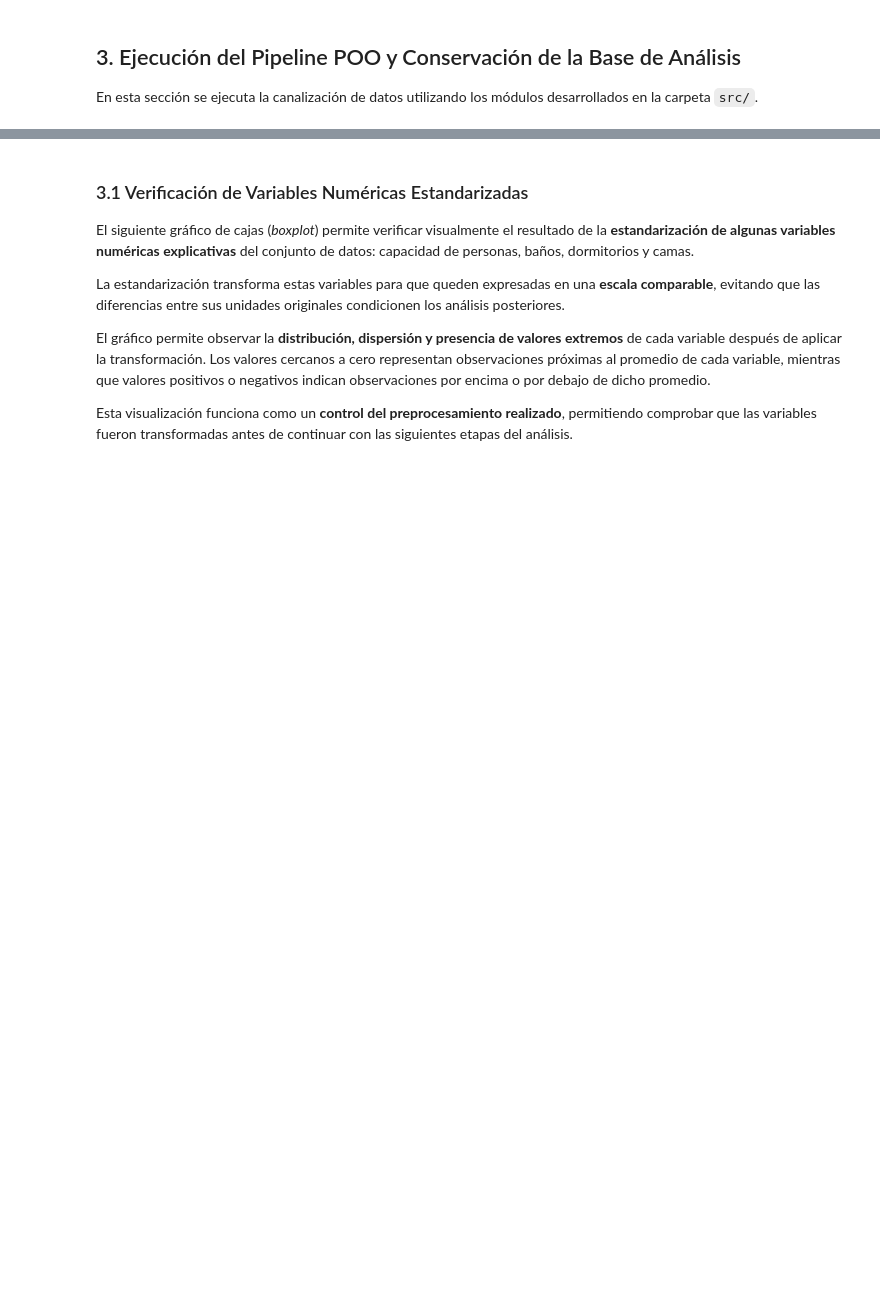
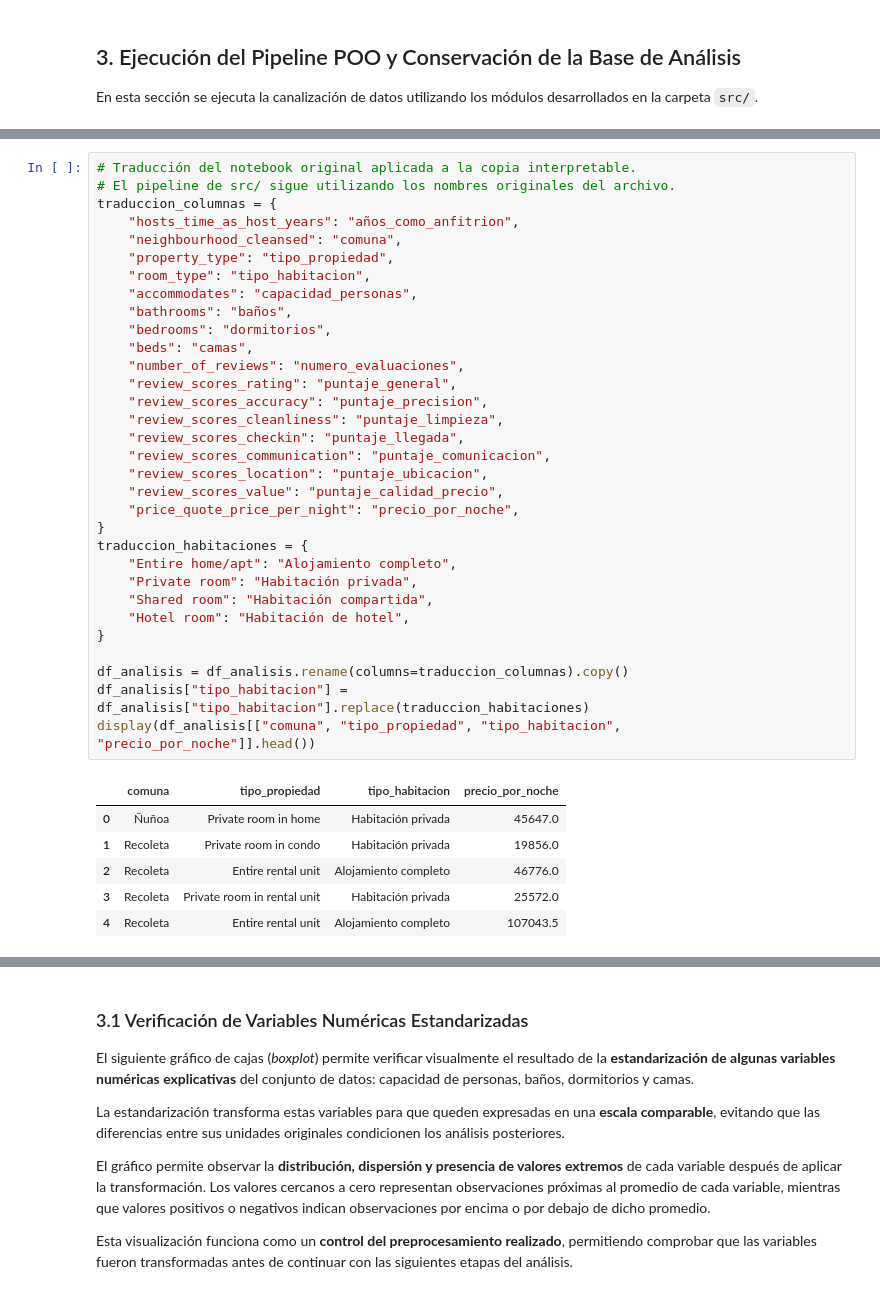
Before and after one commit to Alfredoabraham/proyecto-grupo3-mcdi500, a Jupyter notebook: F3/notebooks/F3_S02_POO_Airbnb_Grupo3_.ipynb, the cells around one changed output, grey strips where cells are left out. Saved outputs shown, nothing was run; the diff lists cells and outputs as text; blank space fills up the shorter version.

Commit message:
fix: reintegración de traducción de variables en interpretación

```diff
--- a/F3/notebooks/F3_S02_POO_Airbnb_Grupo3_.ipynb
+++ b/F3/notebooks/F3_S02_POO_Airbnb_Grupo3_.ipynb
@@ -150,3 +150,42 @@ df_transformado.head()
+# %%
+# Traducción del notebook original aplicada a la copia interpretable.
+# El pipeline de src/ sigue utilizando los nombres originales del archivo.
+traduccion_columnas = {
+    "hosts_time_as_host_years": "años_como_anfitrion",
+    "neighbourhood_cleansed": "comuna",
+    "property_type": "tipo_propiedad",
+    "room_type": "tipo_habitacion",
+    "accommodates": "capacidad_personas",
+    "bathrooms": "baños",
+    "bedrooms": "dormitorios",
+    "beds": "camas",
+    "number_of_reviews": "numero_evaluaciones",
+    "review_scores_rating": "puntaje_general",
+    "review_scores_accuracy": "puntaje_precision",
+    "review_scores_cleanliness": "puntaje_limpieza",
+    "review_scores_checkin": "puntaje_llegada",
+    "review_scores_communication": "puntaje_comunicacion",
+    "review_scores_location": "puntaje_ubicacion",
+    "review_scores_value": "puntaje_calidad_precio",
+    "price_quote_price_per_night": "precio_por_noche",
+}
+traduccion_habitaciones = {
+    "Entire home/apt": "Alojamiento completo",
+    "Private room": "Habitación privada",
+    "Shared room": "Habitación compartida",
+    "Hotel room": "Habitación de hotel",
+}
+
+df_analisis = df_analisis.rename(columns=traduccion_columnas).copy()
+df_analisis["tipo_habitacion"] = df_analisis["tipo_habitacion"].replace(traduccion_habitaciones)
+display(df_analisis[["comuna", "tipo_propiedad", "tipo_habitacion", "precio_por_noche"]].head())
+# %% [output]
+|  | comuna | tipo_propiedad | tipo_habitacion | precio_por_noche |
+| 0 | Ñuñoa | Private room in home | Habitación privada | 45647.0 |
+| 1 | Recoleta | Private room in condo | Habitación privada | 19856.0 |
+| 2 | Recoleta | Entire rental unit | Alojamiento completo | 46776.0 |
+| 3 | Recoleta | Private room in rental unit | Habitación privada | 25572.0 |
+| 4 | Recoleta | Entire rental unit | Alojamiento completo | 107043.5 |
 # %%
 # Comprobación de que no quedan valores nulos tras el pipeline
 assert df_transformado.isnull().sum().sum() == 0, "Error: Existen nulos residuales."
```
Also changed, not shown: parts of 12 cells of this notebook.
